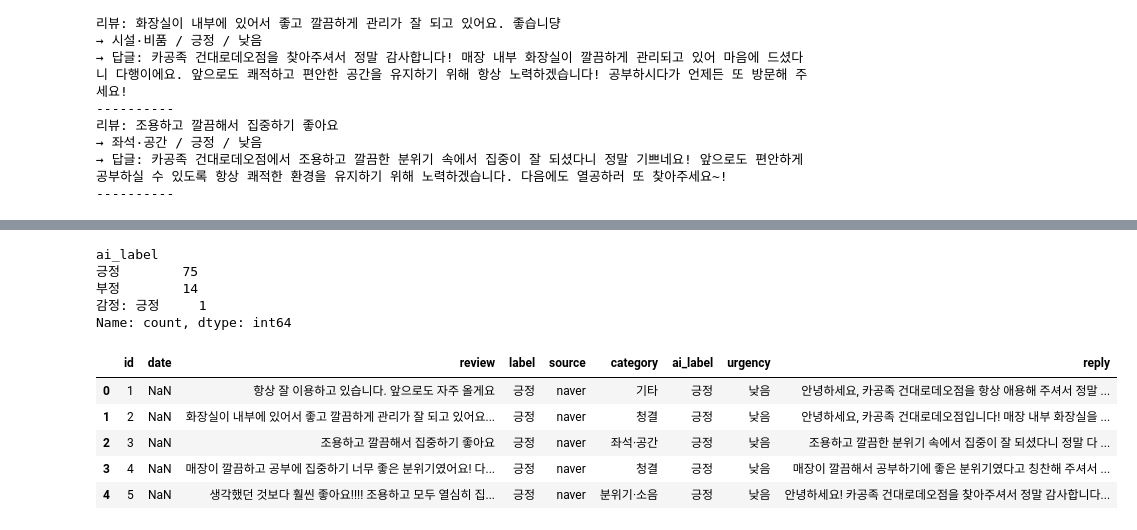
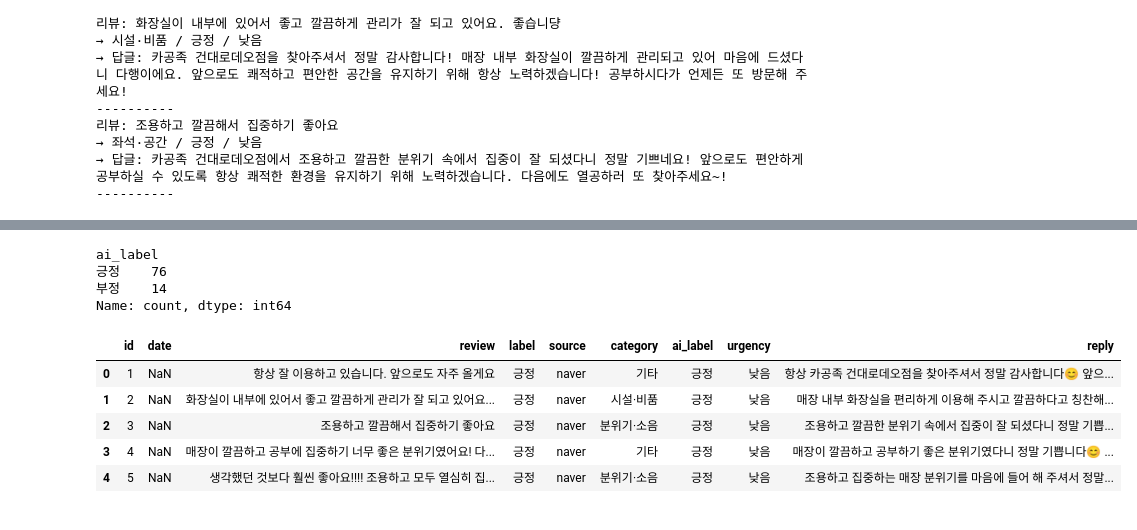
Before and after one commit to 0210doha/review-bot, a Jupyter notebook: review_bot.ipynb, the cells around one changed output, grey strips where cells are left out. Drawn from its saved outputs; the diff is of its cells as text; code cells hidden in the pictures.

```diff
--- a/review_bot.ipynb
+++ b/review_bot.ipynb
@@ -177,25 +215,26 @@ for review in df["review"]:
 89 / 90 완료: 시설·비품 부정 높음
 90 / 90 완료: 시설·비품 부정 보통
 # %%
+# [셀 13] 분석 결과를 표에 붙이고 results.csv로 저장
+
 df["category"] = categories
 df["ai_label"] = ai_labels
 df["urgency"] = urgencies
 df["reply"] = replies
 
-df.to_csv("results.csv", index=False, encoding="utf-8-sig")
+df.to_csv("results_v2.csv", index=False, encoding="utf-8-sig")
 
 print(df["ai_label"].value_counts())
 df.head()
 # %% [output]
 ai_label
-긍정        75
-부정        14
-감정: 긍정     1
+긍정    76
+부정    14
 Name: count, dtype: int64
 |  | id | date | review | label | source | category | ai_label | urgency | reply |
-| 0 | 1 | NaN | 항상 잘 이용하고 있습니다. 앞으로도 자주 올게요 | 긍정 | naver | 기타 | 긍정 | 낮음 | 안녕하세요, 카공족 건대로데오점을 항상 애용해 주셔서 정말 ... |
-| 1 | 2 | NaN | 화장실이 내부에 있어서 좋고 깔끔하게 관리가 잘 되고 있어요... | 긍정 | naver | 청결 | 긍정 | 낮음 | 안녕하세요, 카공족 건대로데오점입니다! 매장 내부 화장실을 ... |
-| 2 | 3 | NaN | 조용하고 깔끔해서 집중하기 좋아요 | 긍정 | naver | 좌석·공간 | 긍정 | 낮음 | 조용하고 깔끔한 분위기 속에서 집중이 잘 되셨다니 정말 다 ... |
-| 3 | 4 | NaN | 매장이 깔끔하고 공부에 집중하기 너무 좋은 분위기였어요! 다... | 긍정 | naver | 청결 | 긍정 | 낮음 | 매장이 깔끔해서 공부하기에 좋은 분위기였다고 칭찬해 주셔서 ... |
-| 4 | 5 | NaN | 생각했던 것보다 훨씬 좋아요!!!! 조용하고 모두 열심히 집... | 긍정 | naver | 분위기·소음 | 긍정 | 낮음 | 안녕하세요! 카공족 건대로데오점을 찾아주셔서 정말 감사합니다... |
+| 0 | 1 | NaN | 항상 잘 이용하고 있습니다. 앞으로도 자주 올게요 | 긍정 | naver | 기타 | 긍정 | 낮음 | 항상 카공족 건대로데오점을 찾아주셔서 정말 감사합니다😊 앞으... |
+| 1 | 2 | NaN | 화장실이 내부에 있어서 좋고 깔끔하게 관리가 잘 되고 있어요... | 긍정 | naver | 시설·비품 | 긍정 | 낮음 | 매장 내부 화장실을 편리하게 이용해 주시고 깔끔하다고 칭찬해... |
+| 2 | 3 | NaN | 조용하고 깔끔해서 집중하기 좋아요 | 긍정 | naver | 분위기·소음 | 긍정 | 낮음 | 조용하고 깔끔한 분위기 속에서 집중이 잘 되셨다니 정말 기쁩... |
+| 3 | 4 | NaN | 매장이 깔끔하고 공부에 집중하기 너무 좋은 분위기였어요! 다... | 긍정 | naver | 기타 | 긍정 | 낮음 | 매장이 깔끔하고 공부하기 좋은 분위기였다니 정말 기쁩니다😊 ... |
+| 4 | 5 | NaN | 생각했던 것보다 훨씬 좋아요!!!! 조용하고 모두 열심히 집... | 긍정 | naver | 분위기·소음 | 긍정 | 낮음 | 조용하고 집중하는 매장 분위기를 마음에 들어 해 주셔서 정말... |
 # %%
```
Also changed, not shown: parts of 17 cells of this notebook.
